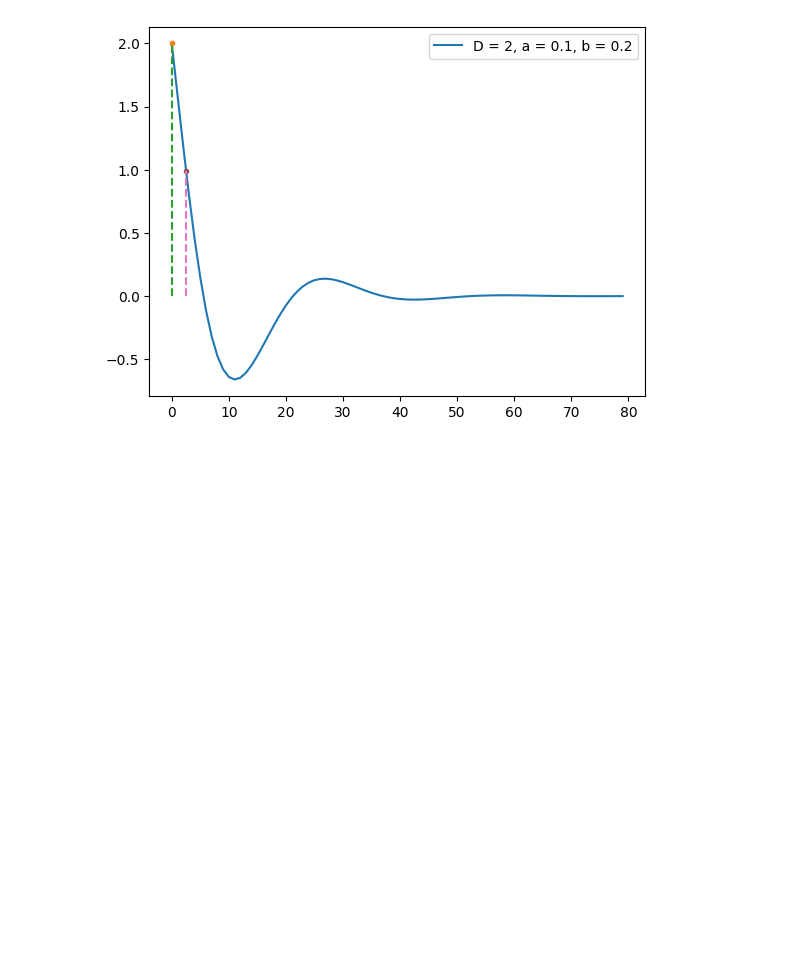
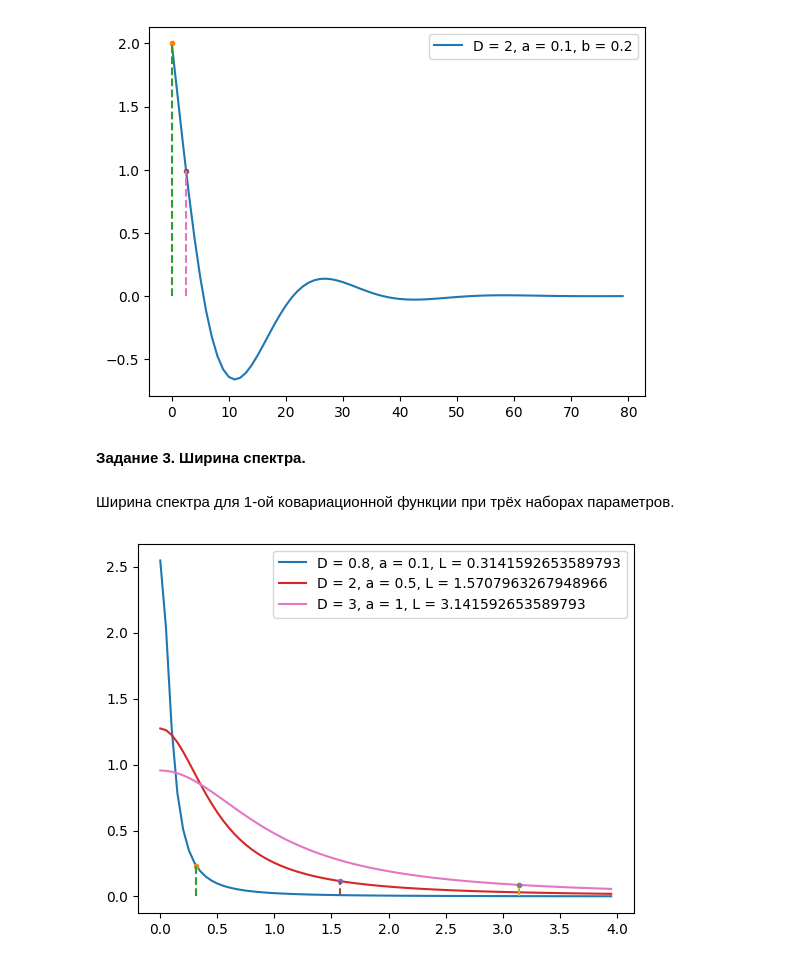
Before and after one commit to feelitbreak/data-analysis, a Jupyter notebook: lab2/mmda2.ipynb, the cells around one changed output. Drawn from its saved outputs; the diff is of its cells as text; code cells hidden in the pictures; blank space fills up the shorter version.

Commit message:
ширина спектра

```diff
--- a/lab2/mmda2.ipynb
+++ b/lab2/mmda2.ipynb
@@ -166,3 +166,30 @@ plt.legend()
 plt.show()
 # %% [output]
 [figure]
+# %% [markdown]
+**Задание 3. Ширина спектра.**
+# %%
+def L1(D, a):
+    return R_1(0, D, a) / S_1(0, D, a)
+
+def L2(D, a, b):
+    l_e = math.sqrt((a * a) + (b * b))
+    return l_e + (R_2(0, D, a, b) / (4 * S_2(l_e, D, a, b)))
+# %% [markdown]
+Ширина спектра для 1-ой ковариационной функции при трёх наборах параметров.
+# %%
+l1 = [0.] * param_n
+for i in range(param_n):
+    l1[i] = L1(D[i], a[i])
+    for j in range(length):
+        s_1[j] = S_1(l[j], D[i], a[i])
+
+    plt.plot(l, s_1, label = f'D = {D[i]}, a = {a[i]}, L = {l1[i]}')
+
+    plt.plot(l1[i], S_1(l1[i], D[i], a[i]), '.')
+    plt.plot((l1[i], l1[i]), (0, S_1(l1[i], D[i], a[i])), '--')
+
+plt.legend()
+plt.show()
+# %% [output]
+[figure, added]
```
Also changed, not shown: parts of 5 cells of this notebook.
